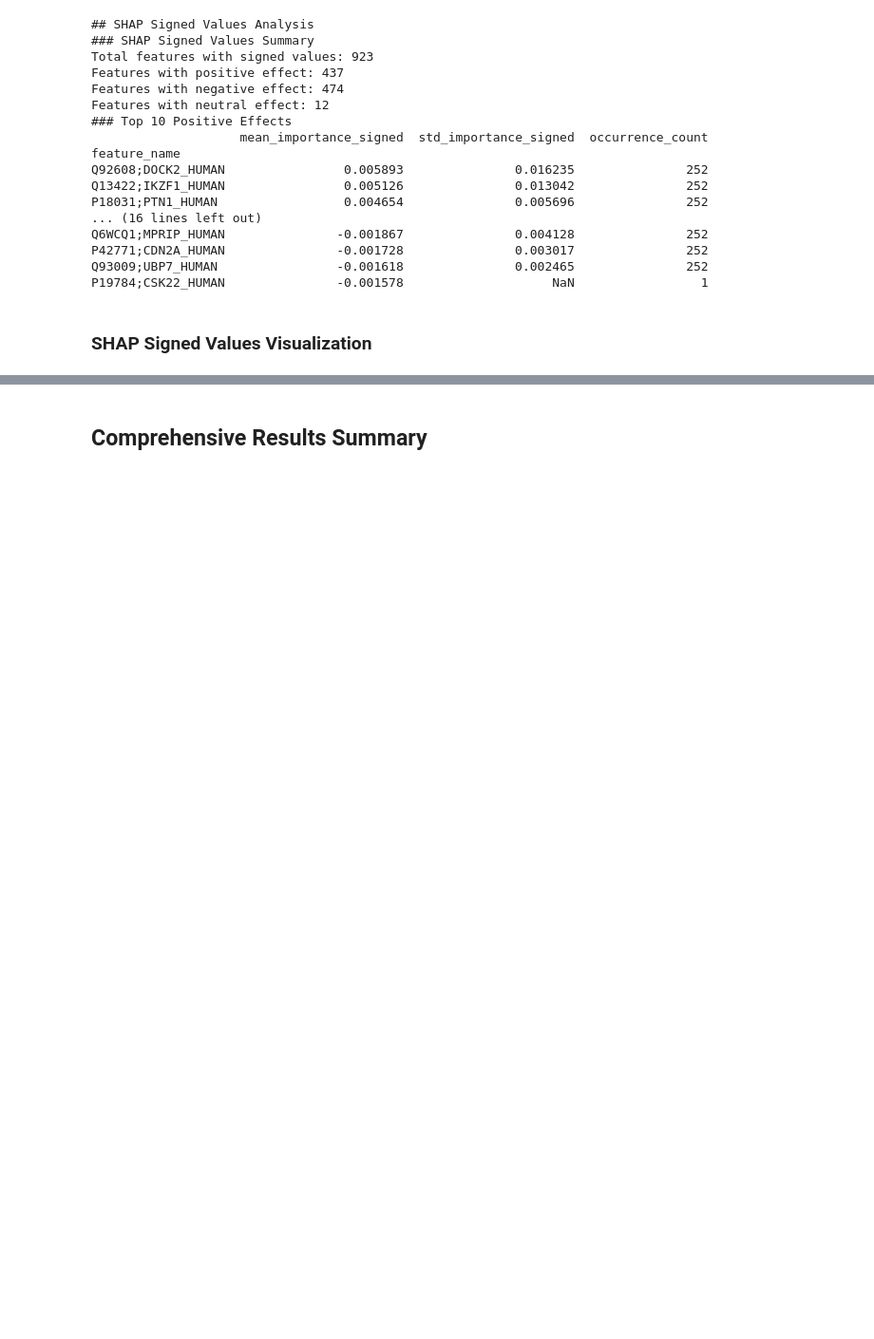
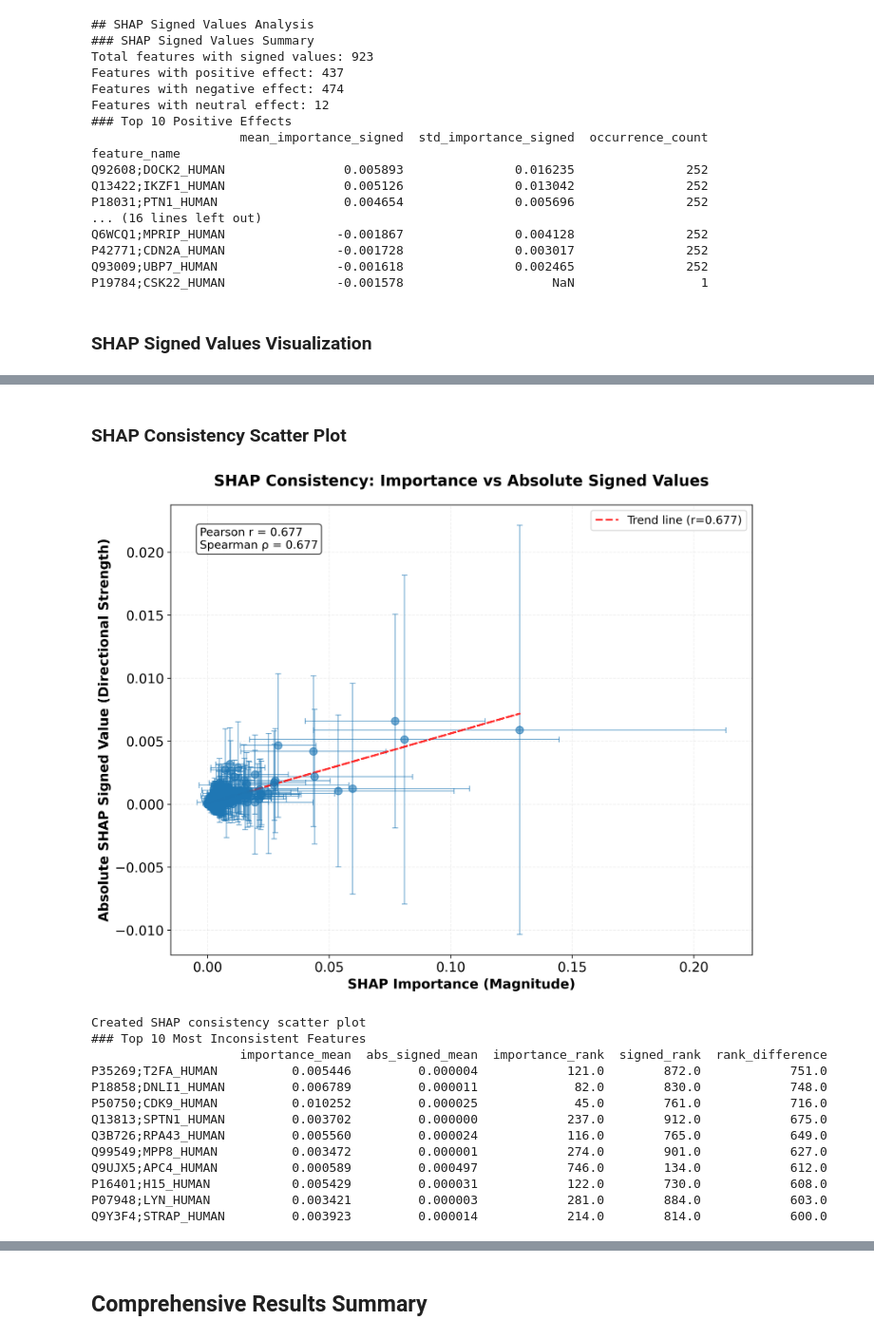
Before and after one commit to AnEvilBurrito/ode-biomarker-project, a Jupyter notebook: thesis-notebooks/result1/sub-section5/feat_importance_analysis.ipynb, the cells around one changed output, grey strips where cells are left out. Shown at 95% size. Saved outputs shown, nothing was run; the diff lists cells and outputs as text; code cells hidden in the pictures; blank space fills up the shorter version.

Commit message:
update: feature importance analysis - shap signed values and mdi analysis

```diff
--- a/thesis-notebooks/result1/sub-section5/feat_importance_analysis.ipynb
+++ b/thesis-notebooks/result1/sub-section5/feat_importance_analysis.ipynb
@@ -736,0 +789,61 @@ Created enhanced SHAP signed values distribution plot
+# %% [markdown]
+### SHAP Consistency Scatter Plot
+# %%
+if shap_consistency_results is not None:
+    consistency_df, pearson_corr, spearman_corr = shap_consistency_results
+
+    # Create publication-quality scatter plot
+    plt.figure(figsize=(10, 8), dpi=300)
+    plt.rcParams['font.size'] = 14
+
+    # Create scatter plot with error bars
+    plt.errorbar(consistency_df['importance_mean'], consistency_df['abs_signed_mean'],
+                 xerr=consistency_df['importance_std'], yerr=consistency_df['signed_std'],
+                 fmt='o', alpha=0.6, markersize=8, capsize=3,
+                 color='#1f77b4', ecolor='#1f77b4', elinewidth=1)
+
+    # Add trend line if correlation is significant
+    if pearson_corr > 0.3 and len(consistency_df) > 2:
+        z = np.polyfit(consistency_df['importance_mean'], consistency_df['abs_signed_mean'], 1)
+        p = np.poly1d(z)
+        plt.plot(consistency_df['importance_mean'], p(consistency_df['importance_mean']),
+                 "r--", alpha=0.8, linewidth=2, label=f'Trend line (r={pearson_corr:.3f})')
+        plt.legend(fontsize=12)
+
+    plt.xlabel('SHAP Importance (Magnitude)', fontsize=14, fontweight='bold')
+    plt.ylabel('Absolute SHAP Signed Value (Directional Strength)', fontsize=14, fontweight='bold')
+    plt.title('SHAP Consistency: Importance vs Absolute Signed Values',
+              fontsize=16, fontweight='bold', pad=20)
+
+    # Add correlation annotation
+    plt.text(0.05, 0.95, f'Pearson r = {pearson_corr:.3f}\nSpearman ρ = {spearman_corr:.3f}',
+             transform=plt.gca().transAxes, fontsize=12,
+             bbox=dict(boxstyle='round', facecolor='white', alpha=0.8),
+             verticalalignment='top')
+
+    plt.grid(True, alpha=0.2, linestyle='--')
+    plt.tight_layout()
+    plt.savefig(f"{file_save_path}shap_consistency_scatter_{exp_id}.png", dpi=300, bbox_inches='tight')
+    plt.show()
+
+    save_and_print("Created SHAP consistency scatter plot", print_report_file, level="info")
+
+    # Print top inconsistent features
+    save_and_print("### Top 10 Most Inconsistent Features", print_report_file, level="subsection")
+    inconsistent_features = consistency_df.nlargest(10, 'rank_difference')[['importance_mean', 'abs_signed_mean', 'importance_rank', 'signed_rank', 'rank_difference']]
+    save_and_print(inconsistent_features.to_string(), print_report_file, level="info")
+# %% [output]
+[figure, added]
+Created SHAP consistency scatter plot
+### Top 10 Most Inconsistent Features
+                    importance_mean  abs_signed_mean  importance_rank  signed_rank  rank_difference
+P35269;T2FA_HUMAN          0.005446         0.000004            121.0        872.0            751.0
+P18858;DNLI1_HUMAN         0.006789         0.000011             82.0        830.0            748.0
+P50750;CDK9_HUMAN          0.010252         0.000025             45.0        761.0            716.0
+Q13813;SPTN1_HUMAN         0.003702         0.000000            237.0        912.0            675.0
+Q3B726;RPA43_HUMAN         0.005560         0.000024            116.0        765.0            649.0
+Q99549;MPP8_HUMAN          0.003472         0.000001            274.0        901.0            627.0
+Q9UJX5;APC4_HUMAN          0.000589         0.000497            746.0        134.0            612.0
+P16401;H15_HUMAN           0.005429         0.000031            122.0        730.0            608.0
+P07948;LYN_HUMAN           0.003421         0.000003            281.0        884.0            603.0
+Q9Y3F4;STRAP_HUMAN         0.003923         0.000014            214.0        814.0            600.0
```
Also changed, not shown: parts of 16 cells of this notebook, 1 other file.
